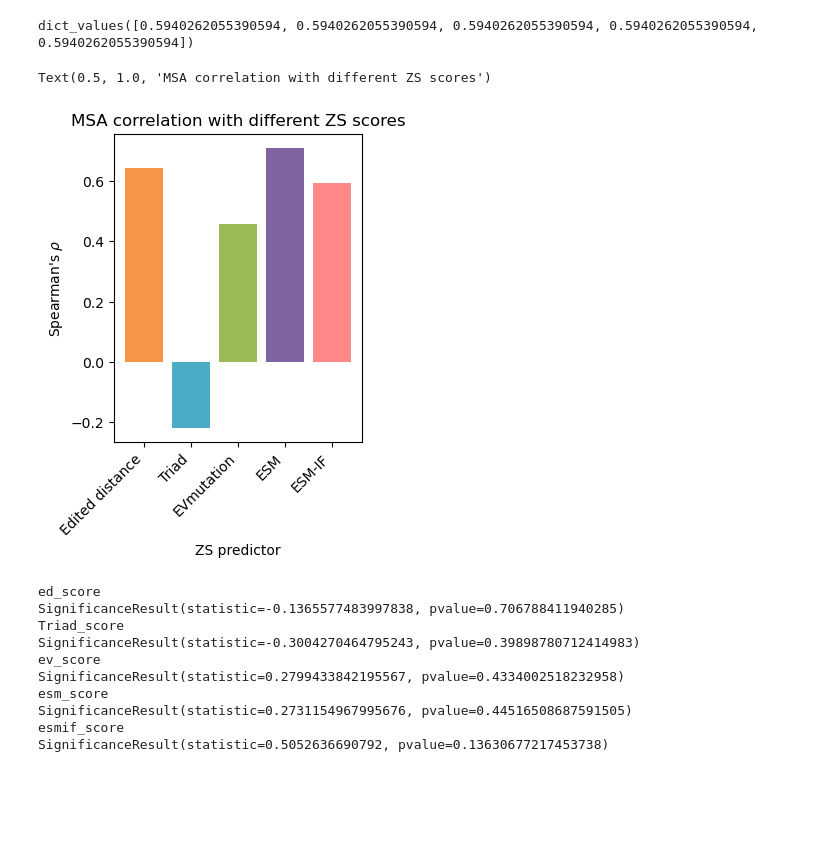
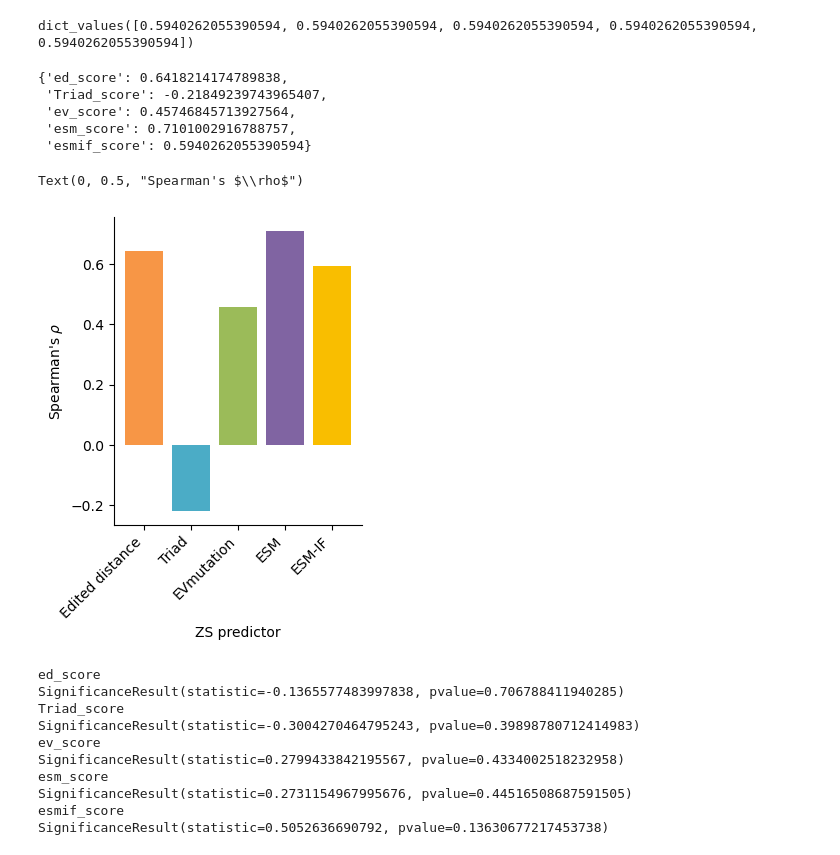
Before and after one commit to fhalab/SSMuLA, a Jupyter notebook: sandbox/zs_corr_simper.ipynb, the cells around one changed output. Saved outputs shown, nothing was run; the diff lists cells and outputs as text; code cells hidden in the pictures; blank space fills up the shorter version.

```diff
--- a/sandbox/zs_corr_simper.ipynb
+++ b/sandbox/zs_corr_simper.ipynb
@@ -843,28 +829,46 @@ dict_values([0.5940262055390594, 0.5940262055390594, 0.5940262055390594, 0.59402
+# %%
+five_zs = {'none': PRESENTATION_PALETTE_SATURATE["gray"],
+ 'ed_score': PRESENTATION_PALETTE_SATURATE["orange"],
+ 'Triad_score': PRESENTATION_PALETTE_SATURATE["blue"],
+ 'ev_score': PRESENTATION_PALETTE_SATURATE["green"],
+ 'esm_score': PRESENTATION_PALETTE_SATURATE["purple"],
+ 'esmif_score': PRESENTATION_PALETTE_SATURATE["yellow"]}
+# %%
+rho_dict
+# %% [output]
+{'ed_score': 0.6418214174789838,
+ 'Triad_score': -0.21849239743965407,
+ 'ev_score': 0.45746845713927564,
+ 'esm_score': 0.7101002916788757,
+ 'esmif_score': 0.5940262055390594}
 # %%
 # Plotting
 fig, ax = plt.subplots(figsize=(3.2, 4))
 bars = ax.bar(
     [ZS_OPTS_APPENDED[zs] for zs in ZS_OPTS],
     rho_dict.values(),
     color=[
-        ZS_COLOR_MAP_APPENDED["double"] if c == "ed_score" else ZS_COLOR_MAP_APPENDED[c]
+        five_zs[c]
         for c in ZS_OPTS
     ],
 )
 
 # Show p-values on the bars
 # for bar, pvalue in zip(bars, p_dict.values()):
 #     y = bar.get_height()
 #     ax.text(bar.get_x() + bar.get_width() / 2, y, f'p={pvalue:.3f}', ha='center', va='bottom' if y < 0 else 'top', color='black')
+# Hide the top and right spines
+ax.spines['top'].set_visible(False)
+ax.spines['right'].set_visible(False)
 
 plt.xticks(rotation=45, ha="right")
 # Adding labels and titles
 ax.set_xlabel("ZS predictor")
 ax.set_ylabel(r"Spearman's $\rho$")
-ax.set_title("MSA correlation with different ZS scores")
+# ax.set_title("MSA correlation with different ZS scores")
 # %% [output]
-Text(0.5, 1.0, 'MSA correlation with different ZS scores')
+Text(0, 0.5, "Spearman's $\\rho$")
-[figure, old version]
+[figure, new version]
 # %%
 slice_zs = zs_append_msa[zs_append_msa["lib"].isin(active_lib_list)]
 
```
Also changed, not shown: parts of 4 cells of this notebook, 4 other files.
